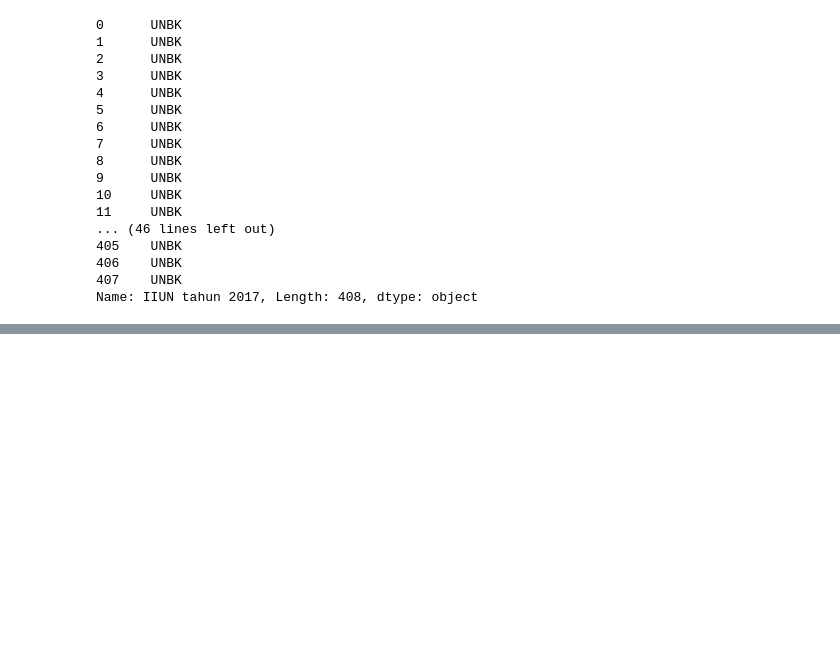
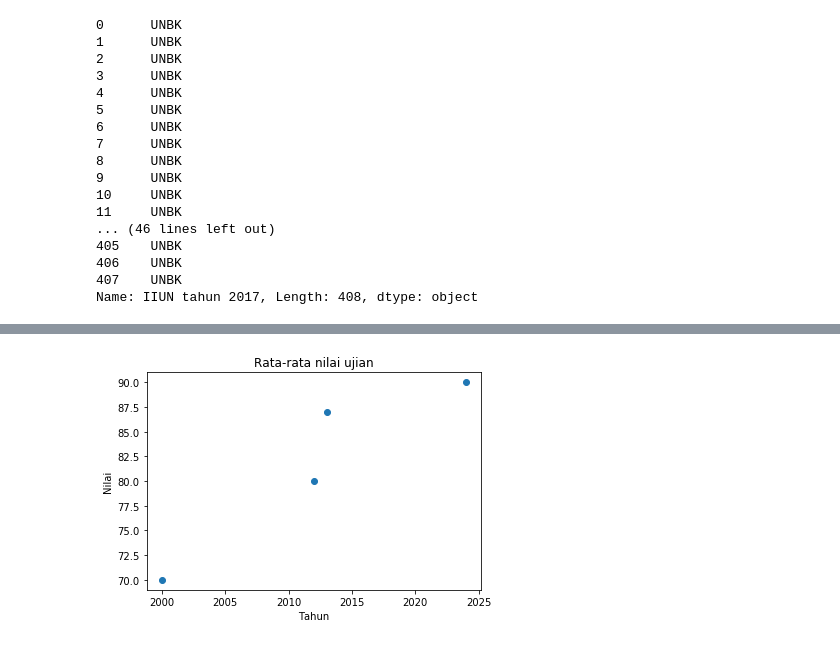
Before and after one commit to robitalhazmi/dsc-fst, a Jupyter notebook: Review.ipynb, the cells around one changed output, grey strips where cells are left out. Cells and saved outputs as stored; diff of their text form; code cells hidden in the pictures; blank space fills up the shorter version.

```diff
--- a/Review.ipynb
+++ b/Review.ipynb
@@ -212,0 +293,9 @@ sma_jatim[sma_jatim['Rerata IPA tahun 2017'] > 70].head()
+# %%
+plt.scatter(x, y)
+
+plt.title("Rata-rata nilai ujian")
+plt.xlabel("Tahun")
+plt.ylabel("Nilai")
+plt.show()
+# %% [output]
+[figure, added]
```
Also changed, not shown: parts of 12 cells of this notebook.
